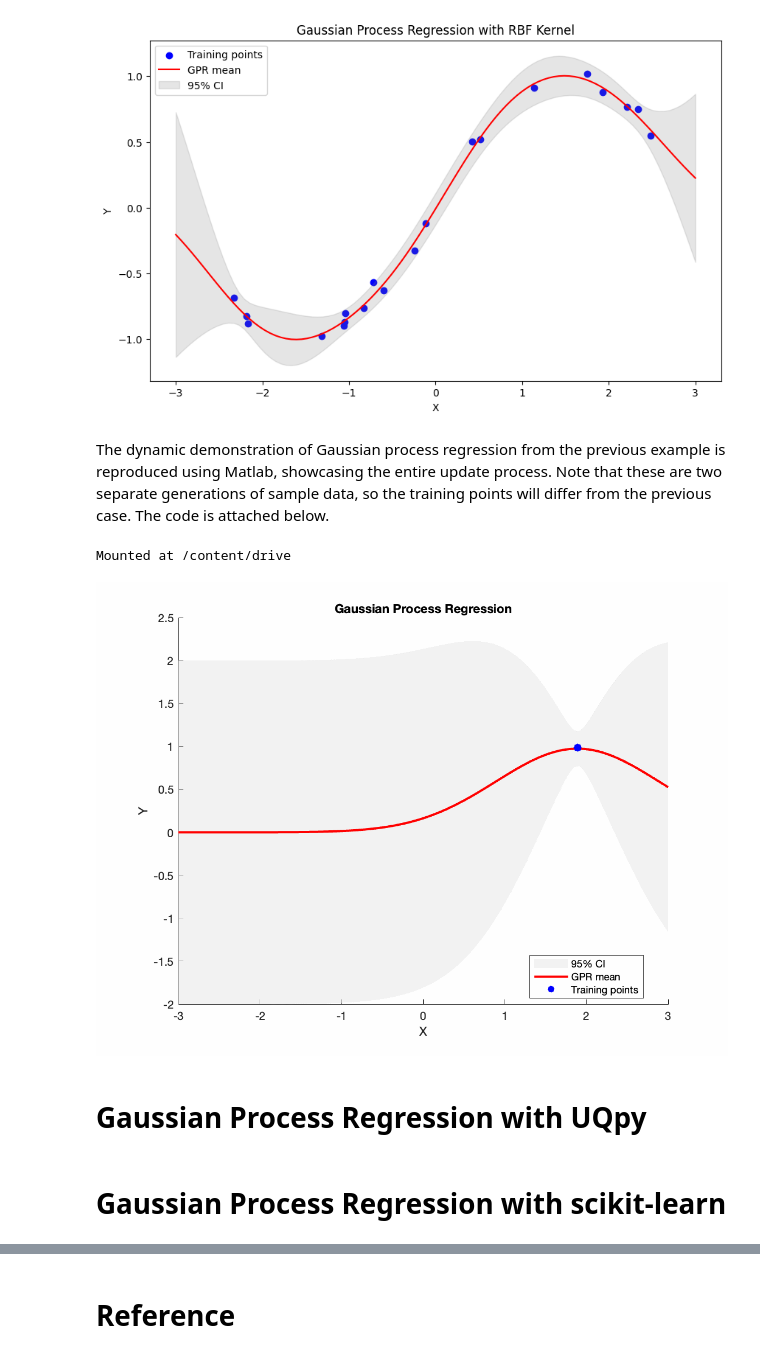
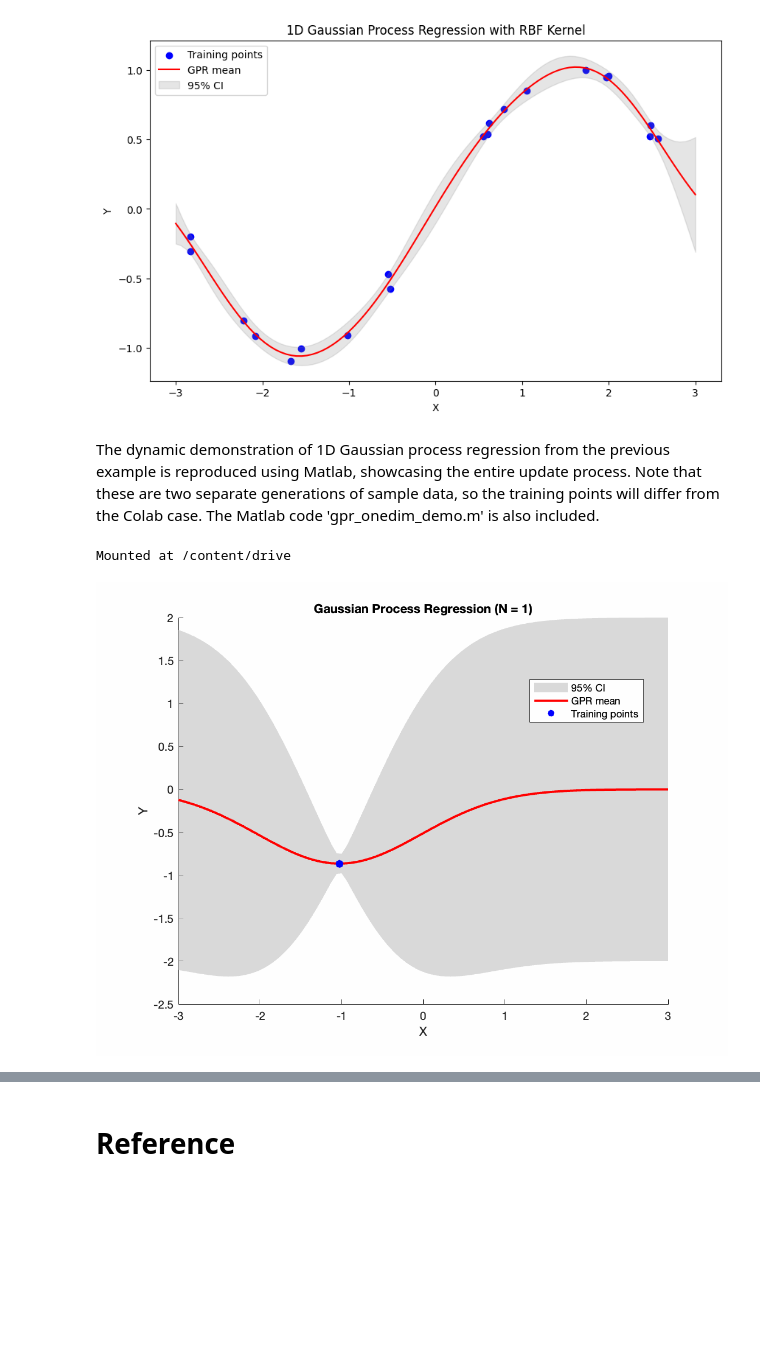
Before and after one commit to bd0525/new2GPR, a Jupyter notebook: 004basic_gpr_model.ipynb, the cells around one changed output, grey strips where cells are left out. Saved outputs shown, nothing was run; the diff lists cells and outputs as text; code cells hidden in the pictures; blank space fills up the shorter version.

```diff
--- a/004basic_gpr_model.ipynb
+++ b/004basic_gpr_model.ipynb
@@ -35,29 +31,44 @@ def RBF_kernel(x1,x2,sigma=1.0):
 # %%
-sigma_noise = 0.1 # noise level, account for observation noise in the model
+# @title Click for details
+import numpy as np
+import matplotlib.pyplot as plt
+import pandas as pd
+from IPython.display import Image, display
+
+# Generate sample data
+X = np.random.uniform(-3.,3.,(20,1))
+Y = np.sin(X) + np.random.randn(20,1)*0.05 # the observations Y include some noise
+data = pd.DataFrame(np.hstack((X,Y)),columns=['X','Y'])
+
+# Define the RBF kernel
+def RBF_kernel_1(x1,x2,sigma=1.0):
+    return np.exp(-np.linalg.norm(x1-x2)**2/(2*sigma**2))
+
+sigma_noise = 0.05 # noise level, account for observation noise in the model
 d = X.size
-K_ = np.zeros((d,d)) # kernelized
+K = np.zeros((d,d)) # kernelized
 for i in range(d):
     for j in range(d):
-        K_[i,j] = RBF_kernel(X[i],X[j])
+        K[i,j] = RBF_kernel_1(X[i],X[j])
 
 # Add noise variance to the diagonal
-K_ += sigma_noise**2*np.eye(d)
+K += sigma_noise**2*np.eye(d)
 
 # Test inputs for prediction
 X_test = np.linspace(-3, 3, 100).reshape(-1, 1)
 K_test = np.zeros((100, d))
 for i in range(100):
   for j in range(d):
-    K_test[i,j] = RBF_kernel(X_test[i],X[j])
+    K_test[i,j] = RBF_kernel_1(X_test[i],X[j])
 
 # Compute predictive mean
-K_inv = np.linalg.inv(K_)
+K_inv = np.linalg.inv(K)
 mu_test = K_test@(K_inv)@(Y)
 # Compute predictive variance
 K_test_test = np.zeros((100, 100))
 for i in range(100):
   for j in range(100):
-    K_test_test[i,j] = RBF_kernel(X_test[i],X_test[j])
+    K_test_test[i,j] = RBF_kernel_1(X_test[i, 0],X_test[j, 0])
 
 var_test = K_test_test - K_test@(K_inv)@(K_test.T)
 std_test = np.sqrt(np.diag(var_test))
@@ -75,23 +86,19 @@ plt.fill_between(X_test.ravel(),
                  mu_test.ravel() + 2 * std_test,
                  color='gray', alpha=0.2, label='95% CI')
 
-plt.title('Gaussian Process Regression with RBF Kernel')
+plt.title('1D Gaussian Process Regression with RBF Kernel')
 plt.xlabel('X')
 plt.ylabel('Y')
 plt.legend()
 plt.show()
 # %% [output]
-[figure, old version]
+[figure, new version]
 # %% [markdown]
-The dynamic demonstration of Gaussian process regression from the previous example is reproduced using Matlab, showcasing the entire update process. Note that these are two separate generations of sample data, so the training points will differ from the previous case. The code is attached below.
+The dynamic demonstration of 1D Gaussian process regression from the previous example is reproduced using Matlab, showcasing the entire update process. Note that these are two separate generations of sample data, so the training points will differ from the Colab case. The Matlab code 'gpr_onedim_demo.m' is also included.
 # %%
 from google.colab import drive
 drive.mount('/content/drive', force_remount=True)
-display(Image(filename='/content/drive/MyDrive/Colab Notebooks/new2GPR/simple_gp_gif_demo/simple_gp_demo.gif'))
+display(Image(filename='/content/drive/MyDrive/Colab Notebooks/new2GPR/simple_gpr_gif_demo/gpr_onedim_demo.gif')) # change to github address
 # %% [output]
 Mounted at /content/drive
-[figure, old version]
+[figure, new version]
-# %% [markdown]
-# Gaussian Process Regression with UQpy
-# %% [markdown]
-# Gaussian Process Regression with scikit-learn
```
Also changed, not shown: parts of 22 cells of this notebook, 13 other files.
